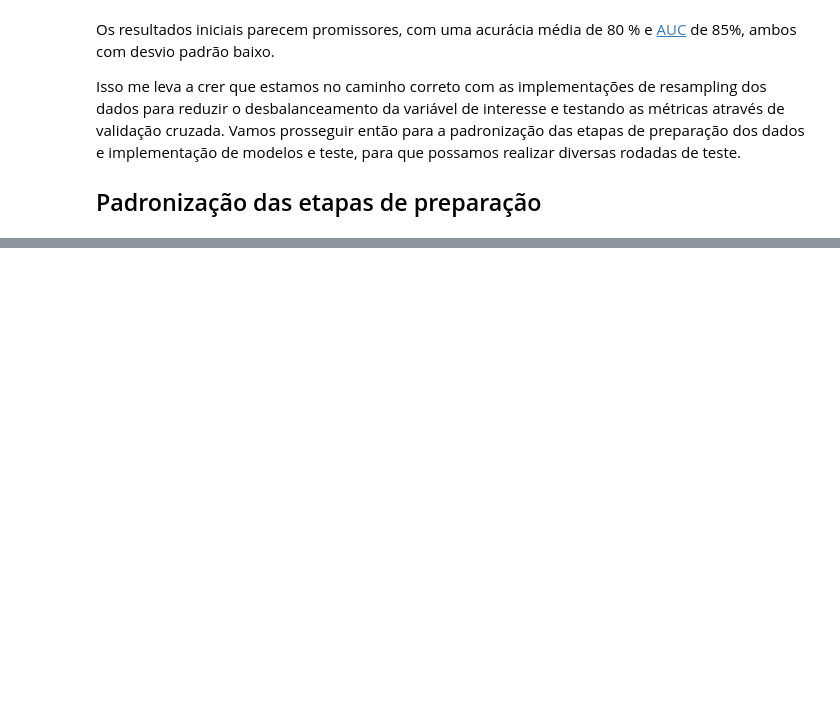
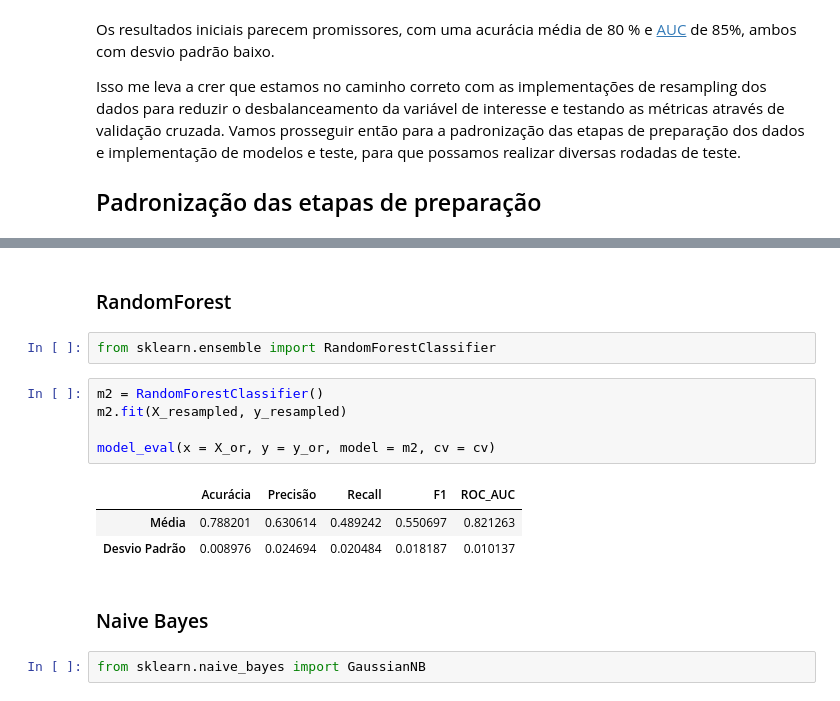
Before and after one commit to RPGraciotti/Novexus_alura_challenge, a Jupyter notebook: notebook_projeto.ipynb, the cells around one changed output, grey strips where cells are left out. Drawn from its saved outputs; the diff is of its cells as text; blank space fills up the shorter version.

```diff
--- a/notebook_projeto.ipynb
+++ b/notebook_projeto.ipynb
@@ -1050,0 +1096,17 @@ Isso me leva a crer que estamos no caminho correto com as implementações de re
+# %% [markdown]
+### RandomForest
+# %%
+from sklearn.ensemble import RandomForestClassifier
+# %%
+m2 = RandomForestClassifier()
+m2.fit(X_resampled, y_resampled)
+
+model_eval(x = X_or, y = y_or, model = m2, cv = cv)
+# %% [output]
+|  | Acurácia | Precisão | Recall | F1 | ROC_AUC |
+| Média | 0.788201 | 0.630614 | 0.489242 | 0.550697 | 0.821263 |
+| Desvio Padrão | 0.008976 | 0.024694 | 0.020484 | 0.018187 | 0.010137 |
+# %% [markdown]
+### Naive Bayes
+# %%
+from sklearn.naive_bayes import GaussianNB
```
Also changed, not shown: parts of 16 cells of this notebook.
